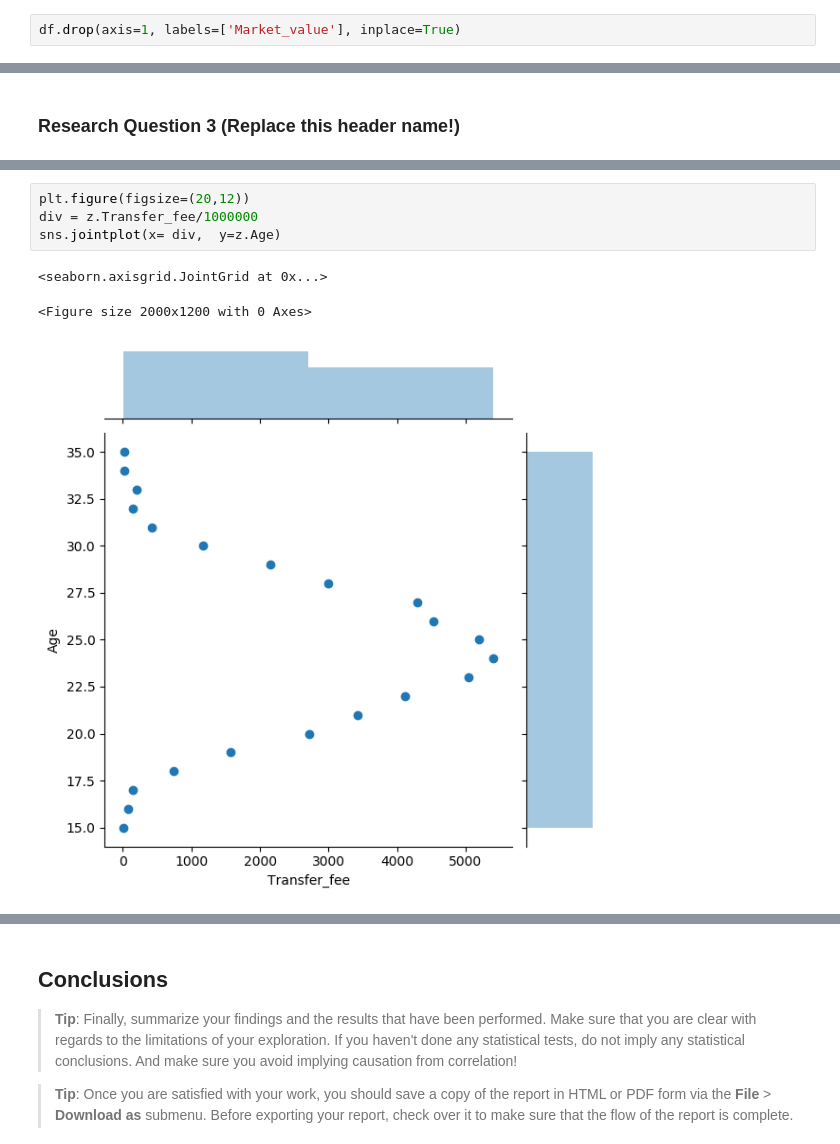
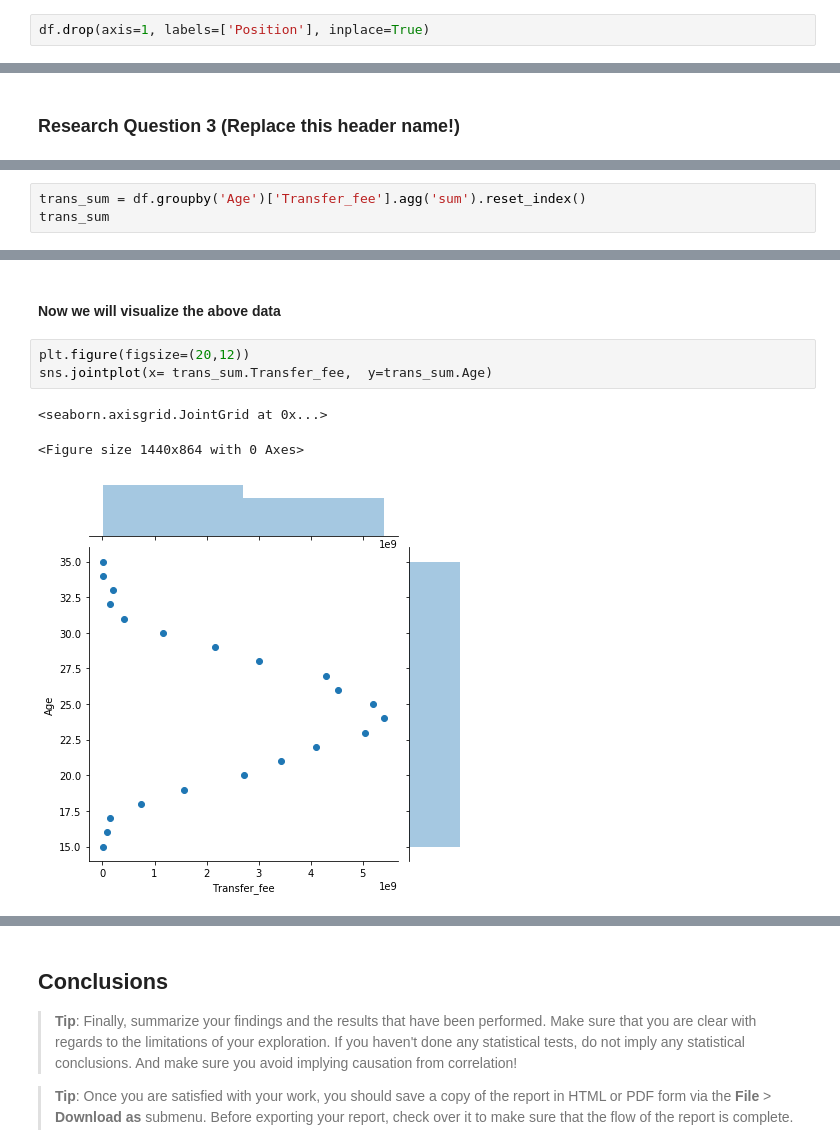
Before and after one commit to aalsudairi/Data-Science-Course-Project, a Jupyter notebook: top-transfer-fee-in-football.ipynb, the cells around one changed output, grey strips where cells are left out. Cells and saved outputs as stored; diff of their text form.

```diff
--- a/top-transfer-fee-in-football.ipynb
+++ b/top-transfer-fee-in-football.ipynb
@@ -137,2 +172,2 @@ Now droping the columes that we don't need it.
 # %%
-df.drop(axis=1, labels=['Market_value'], inplace=True)
+df.drop(axis=1, labels=['Position'], inplace=True)
@@ -343,0 +290,3 @@ z
+# %%
+trans_sum = df.groupby('Age')['Transfer_fee'].agg('sum').reset_index()
+trans_sum
@@ -344,8 +311,9 @@ z
+# %% [markdown]
+#### Now we will visualize the above data
 # %%
 plt.figure(figsize=(20,12))
-div = z.Transfer_fee/1000000
-sns.jointplot(x= div,  y=z.Age)
+sns.jointplot(x= trans_sum.Transfer_fee,  y=trans_sum.Age)
 # %% [output]
 <seaborn.axisgrid.JointGrid at 0x...>
-<Figure size 2000x1200 with 0 Axes>
+<Figure size 1440x864 with 0 Axes>
-[figure, old version]
+[figure, new version]
```
Also changed, not shown: parts of 74 cells of this notebook.
